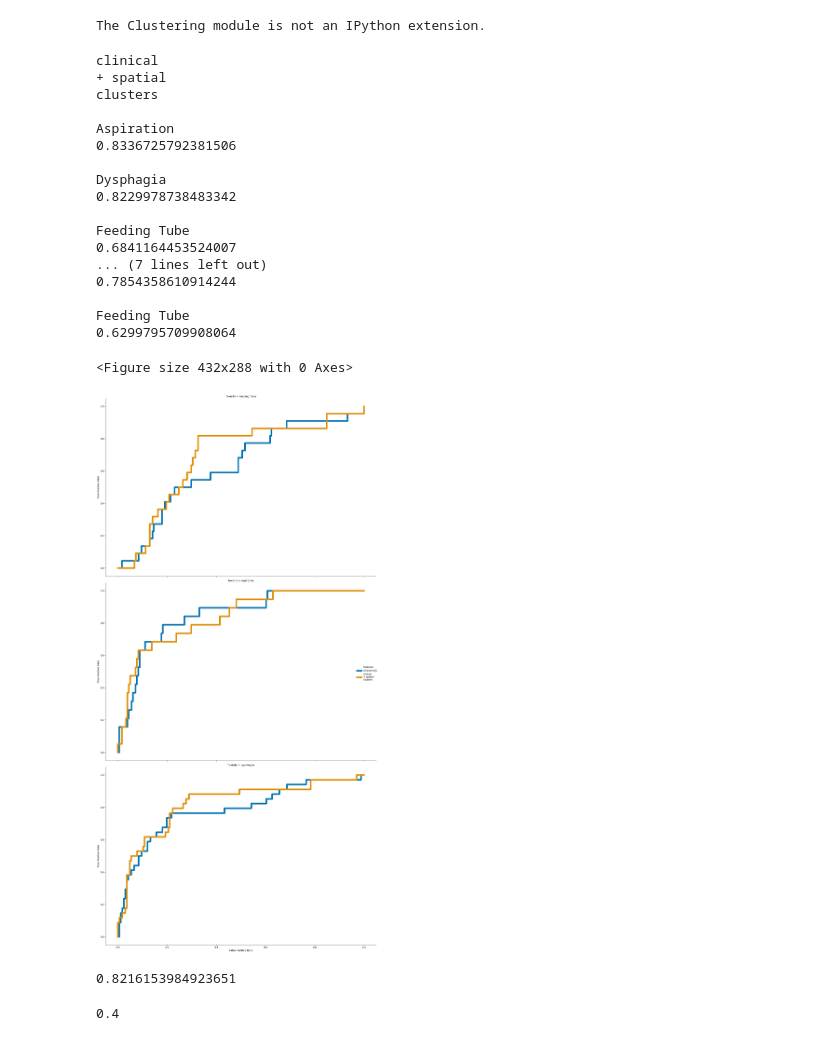
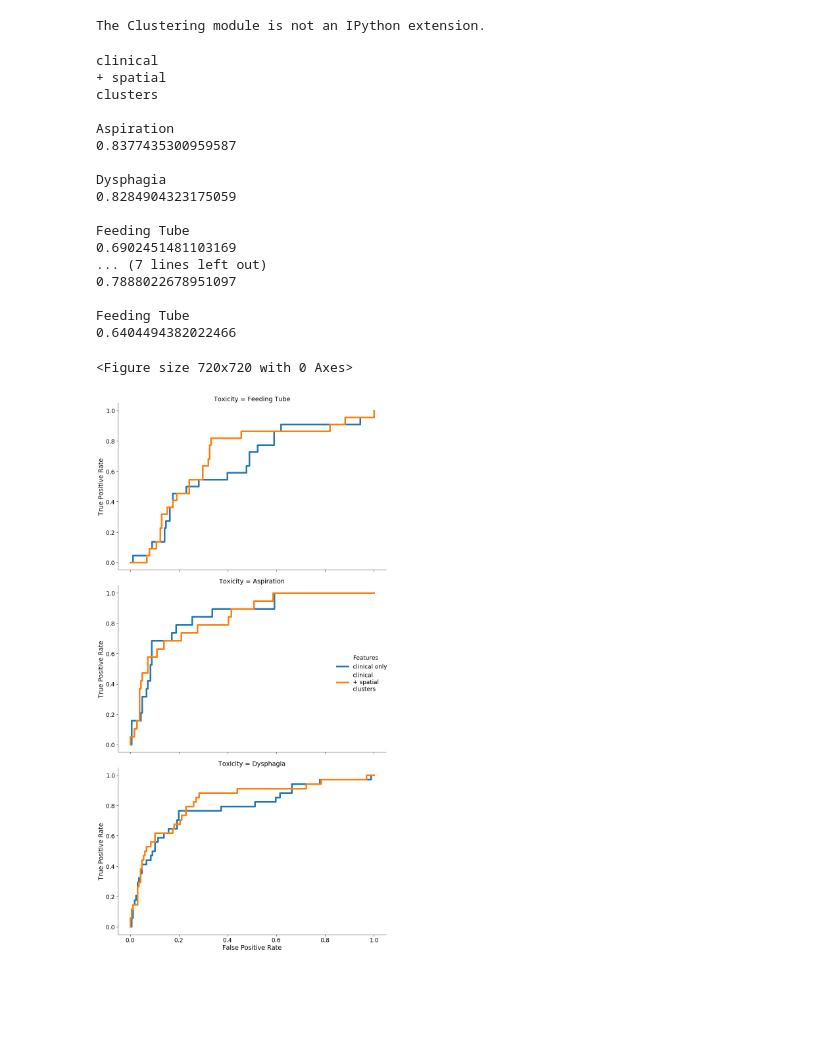
Before and after one commit to uic-evl/CAMP-RT, a Jupyter notebook: PYTHON/GreenJournalAnalysis.ipynb, the cells around one changed output. Drawn from its saved outputs; the diff is of its cells as text; code cells hidden in the pictures; blank space fills up the shorter version.

```diff
--- a/PYTHON/GreenJournalAnalysis.ipynb
+++ b/PYTHON/GreenJournalAnalysis.ipynb
@@ -289,7 +290,7 @@ from sklearn.preprocessing import OneHotEncoder
 %load_ext Clustering
 from Clustering import *
 
-def loo_cross_val_proba(classifier, x ,y):
+def loo_cross_val_proba(classifier, x ,y, transformer = None):
     #cross val predict from sklearn doesn't work?
     if isinstance(x, pd.DataFrame):
         x = x.values
@@ -301,12 +302,16 @@ def loo_cross_val_proba(classifier, x ,y):
         xtrain = np.delete(x, idx, 0)
         ytrain = np.delete(y, idx, 0)
         xtest = x[idx].reshape(1,-1)
+        if transformer is not None:
+            xtrain = transformer.fit_transform(xtrain)
+            xtest = transformer.transform(xtest)
         classifier.fit(xtrain, ytrain.ravel())
         y_pred[idx] = classifier.predict_proba(xtest)[0,1]
     return y_pred
 
 
-def get_subset_roc(patient_ids, outcome_name = 'toxicity', classifier = None, clusterer = None):
+def get_subset_roc(patient_ids, outcome_name = 'toxicity', classifier = None,
+                   clusterer = None, transformer = None):
     #pass it an outcome name (feeding_tubes, aspiration, toxicity)
     #and a list of patient ids to use (like for resampling)
     #and a clusterer function and returns the auc curve score from clusters on the spatial
@@ -325,7 +330,7 @@ def get_subset_roc(patient_ids, outcome_name = 'toxicity', classifier = None, cl
         clusters = pd.get_dummies(clusters)
         clusters.index = spatial_features.loc[patient_ids].index
         clinical = clinical.merge(clusters, on=['Dummy.ID'])
-    probs = loo_cross_val_proba(classifier, clinical, outcomes)
+    probs = loo_cross_val_proba(classifier, clinical, outcomes, transformer)
 
     fpr, tpr, thresholds = roc_curve(outcomes.values, probs)
     auc_score = roc_auc_score(outcomes.values, probs)
@@ -344,7 +349,7 @@ outcome_map = {'feeding_tubes':'Feeding Tube',
 for typeset in [('clinical only', None), ('clinical \n+ spatial \nclusters', 'default')]:
     for outcome in ('feeding_tubes', 'aspiration', 'toxicity'):
         curr_data = {}
-        fpr, tpr, auc_score =  get_subset_roc(db.ids, outcome, lg, typeset[1])
+        fpr, tpr, auc_score =  get_subset_roc(db.ids, outcome, lg, typeset[1], QuantileTransformer(n_quantiles = len(db.ids)-1))
         curr_data['auc_score'] = np.full(tpr.shape, auc_score)
         curr_data['Features'] = np.full(tpr.shape, typeset[0])
         curr_data['Toxicity'] = np.full(tpr.shape, outcome_map[outcome])
@@ -365,43 +370,44 @@ clinical
 clusters
 
 Aspiration
-0.8336725792381506
+0.8377435300959587
 
 Dysphagia
-0.8229978738483342
+0.8284904323175059
 
 Feeding Tube
-0.6841164453524007
+0.6902451481103169
 ... (7 lines left out)
-0.7854358610914244
+0.7888022678951097
 
 Feeding Tube
-0.6299795709908064
+0.6404494382022466
 # %%
-with sns.color_palette(palette, 8):
+
     #commented part makes them all different plots
 #     ax = sns.relplot(x='False Positive Rate', y = 'True Positive Rate',
 #                     hue ='Toxicity',
 #                     style = 'Features',
 #                     data = curves,
 #                     kind='line',
 #                     height = fig_height,
 #                     aspect = aspect,
 #                     estimator = None)
-    plt.suptitle('ROC Curves')
-    ax = sns.relplot(x='False Positive Rate', y = 'True Positive Rate',
-                    hue ='Features',
-                    row = 'Toxicity',
-                    data = curves,
-                    kind='line',
-                    height = fig_height,
-                    aspect = aspect,
-                     legend = 'brief',
-                    estimator = None)
-    plt.tight_layout()
+layout_figure(linewidth = 5)
+plt.suptitle('ROC Curves')
+ax = sns.relplot(x='False Positive Rate', y = 'True Positive Rate',
+                hue ='Features',
+                row = 'Toxicity',
+                data = curves,
+                kind='line',
+                 height = 8,
+                 aspect = 1.3,
+                 legend = 'brief',
+                estimator = None)
+plt.tight_layout()
 # %% [output]
-<Figure size 432x288 with 0 Axes>
+<Figure size 720x720 with 0 Axes>
-[figure, old version]
+[figure, new version]
 # %%
 #maybe no use this?
 # features_to_drop = []
@@ -470,5 +446,0 @@ def plot_report(report_list, names, max_x = None):
-# %%
-sensitivity_clusters = auc_subset_scores(default_clusterer())
-sensitivity_clusters.describe()
-# %% [output]
-0.8216153984923651
@@ -478,4 +446,0 @@ sensitivity_no_clusters.describe()
-# %%
-plot_report([sensitivity_no_clusters, sensitivity_clusters], ['no_clusters', 'clusters'], len(test_range))
-# %% [output]
-0.4
```
Also changed, not shown: parts of 16 cells of this notebook, 4 other files.
